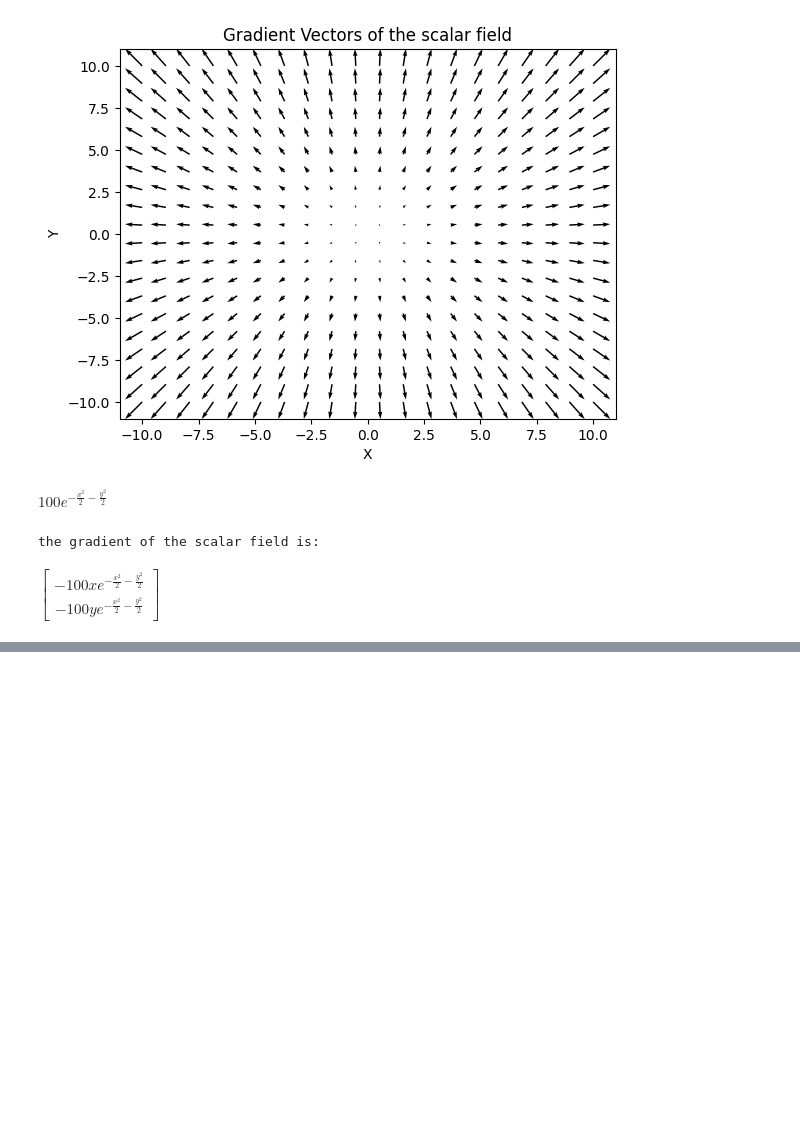
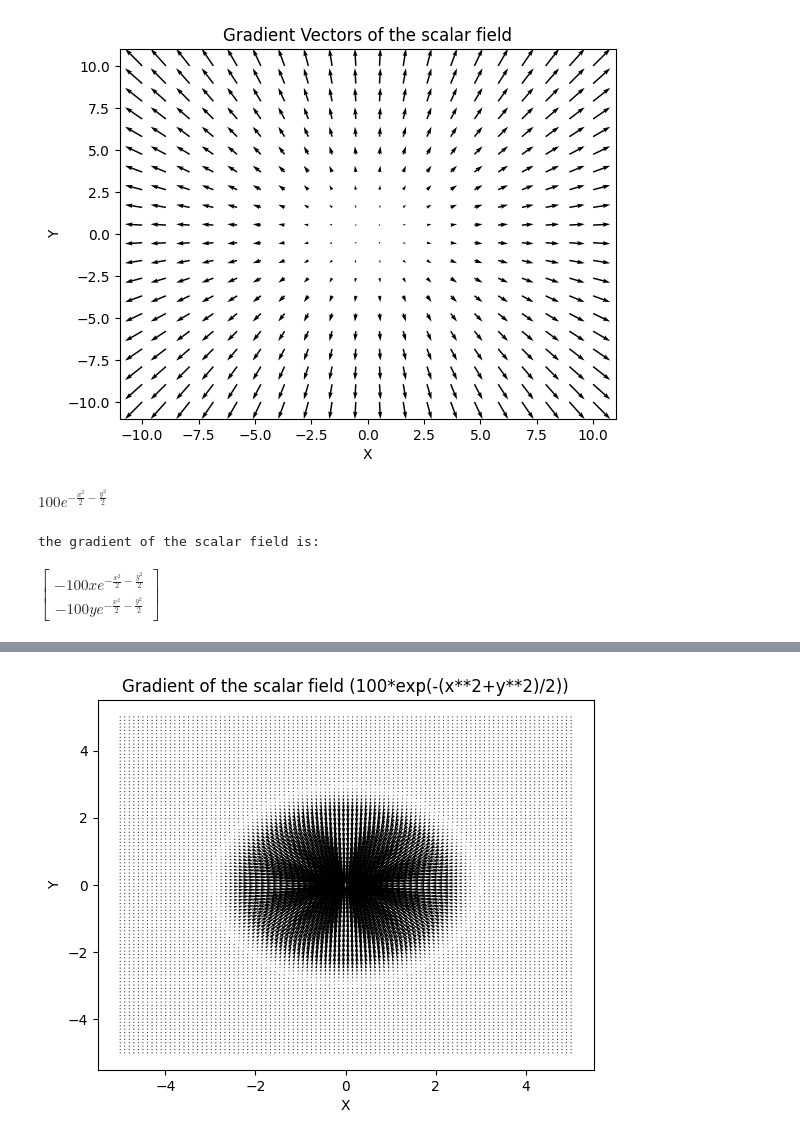
Before and after one commit to ayyddinnnn/S2codebase, a Jupyter notebook: s2_exp3.ipynb, the cells around one changed output, grey strips where cells are left out. Saved outputs shown, nothing was run; the diff lists cells and outputs as text; code cells hidden in the pictures; blank space fills up the shorter version.

```diff
--- a/s2_exp3.ipynb
+++ b/s2_exp3.ipynb
@@ -80,0 +101,25 @@ $\displaystyle \left[\begin{matrix}- 100 x e^{- \frac{x^{2}}{2} - \frac{y^{2}}{2
+# %%
+# Re-initialize U and V with the correct dimensions based on current X and Y
+U = np.zeros_like(X, dtype=float)
+V = np.zeros_like(Y, dtype=float)
+
+# Evaluate the gradient at each point using the correct gradient 'grad'
+# Note: scalar_field1 is 2D, so 'z' is not relevant for substitution
+for i in range(X.shape[0]):
+  for j in range (X.shape[1]):
+    # Use 'grad' instead of 'gradient' (which was for x^2+y^2+z^2)
+    # and only substitute x and y, as 'grad' is a 2D gradient.
+    grad_evaluated = grad.subs({x: X[i, j], y: Y[i, j]})
+    U[i, j] = float(grad_evaluated[0])
+    V[i, j] = float(grad_evaluated[1])
+
+# Plot the gradient vectors using matplotlib
+fig, ax = plt.subplots()
+ax.quiver(X, Y, U, V)
+ax.set_xlabel('X')
+ax.set_ylabel('Y')
+ax.set_title('Gradient of the scalar field (100*exp(-(x**2+y**2)/2))')
+
+plt.show()
+# %% [output]
+[figure, added]
```
Also changed, not shown: parts of 2 cells of this notebook.
